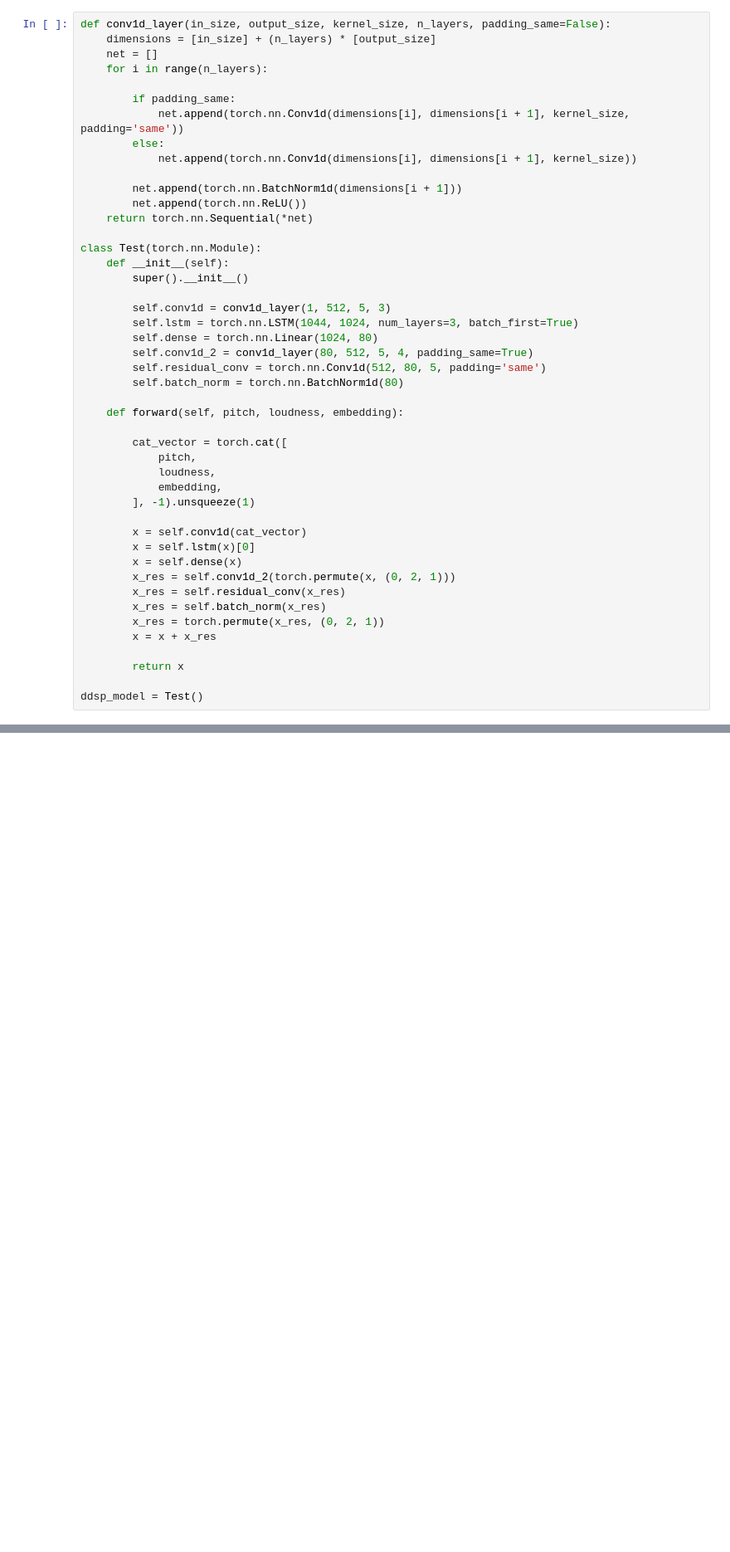
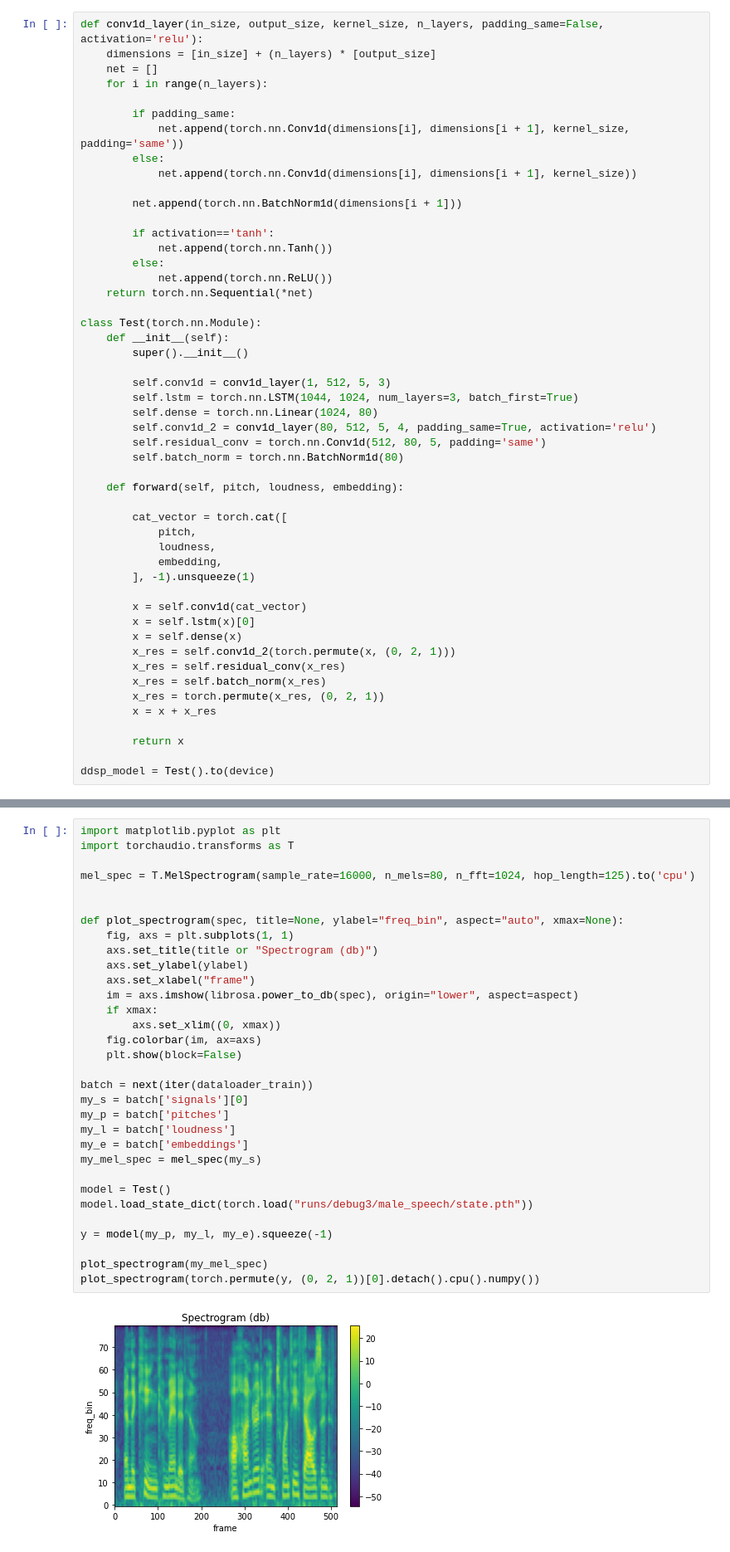
Before and after one commit to abargum/DDSP-Experiments, a Jupyter notebook: ddsp_shahan.ipynb, the cells around one changed output, grey strips where cells are left out. Shown: that part at 83% size. Cells and saved outputs as stored; diff of their text form; blank space fills up the shorter version.

```diff
--- a/ddsp_shahan.ipynb
+++ b/ddsp_shahan.ipynb
@@ -29,5 +29,5 @@ Using device: cpu
 # %%
-def conv1d_layer(in_size, output_size, kernel_size, n_layers, padding_same=False):
+def conv1d_layer(in_size, output_size, kernel_size, n_layers, padding_same=False, activation='relu'):
     dimensions = [in_size] + (n_layers) * [output_size]
     net = []
     for i in range(n_layers):
@@ -38,7 +38,11 @@ def conv1d_layer(in_size, output_size, kernel_size, n_layers, padding_same=False
             net.append(torch.nn.Conv1d(dimensions[i], dimensions[i + 1], kernel_size))
 
         net.append(torch.nn.BatchNorm1d(dimensions[i + 1]))
-        net.append(torch.nn.ReLU())
+
+        if activation=='tanh':
+            net.append(torch.nn.Tanh())
+        else:
+            net.append(torch.nn.ReLU())
     return torch.nn.Sequential(*net)
 
 class Test(torch.nn.Module):
@@ -48,7 +52,7 @@ class Test(torch.nn.Module):
         self.conv1d = conv1d_layer(1, 512, 5, 3)
         self.lstm = torch.nn.LSTM(1044, 1024, num_layers=3, batch_first=True)
         self.dense = torch.nn.Linear(1024, 80)
-        self.conv1d_2 = conv1d_layer(80, 512, 5, 4, padding_same=True)
+        self.conv1d_2 = conv1d_layer(80, 512, 5, 4, padding_same=True, activation='relu')
         self.residual_conv = torch.nn.Conv1d(512, 80, 5, padding='same')
         self.batch_norm = torch.nn.BatchNorm1d(80)
 
@@ -71,7 +75,7 @@ class Test(torch.nn.Module):
 
         return x
 
-ddsp_model = Test()
+ddsp_model = Test().to(device)
 # %%
 from datasets.dataset_w_embedding import Dataset, get_files
 from effortless_config import Config
@@ -191,0 +206,34 @@ RuntimeError: Boolean value of Tensor with more than one value is ambiguous
+# %%
+import matplotlib.pyplot as plt
+import torchaudio.transforms as T
+
+mel_spec = T.MelSpectrogram(sample_rate=16000, n_mels=80, n_fft=1024, hop_length=125).to('cpu')
+
+
+def plot_spectrogram(spec, title=None, ylabel="freq_bin", aspect="auto", xmax=None):
+    fig, axs = plt.subplots(1, 1)
+    axs.set_title(title or "Spectrogram (db)")
+    axs.set_ylabel(ylabel)
+    axs.set_xlabel("frame")
+    im = axs.imshow(librosa.power_to_db(spec), origin="lower", aspect=aspect)
+    if xmax:
+        axs.set_xlim((0, xmax))
+    fig.colorbar(im, ax=axs)
+    plt.show(block=False)
+
+batch = next(iter(dataloader_train))
+my_s = batch['signals'][0]
+my_p = batch['pitches']
+my_l = batch['loudness']
+my_e = batch['embeddings']
+my_mel_spec = mel_spec(my_s)
+
+model = Test()
+model.load_state_dict(torch.load("runs/debug3/male_speech/state.pth"))
+
+y = model(my_p, my_l, my_e).squeeze(-1)
+
+plot_spectrogram(my_mel_spec)
+plot_spectrogram(torch.permute(y, (0, 2, 1))[0].detach().cpu().numpy())
+# %% [output]
+[figure, added]
```
Also changed, not shown: parts of 6 cells of this notebook, 12 other files.
